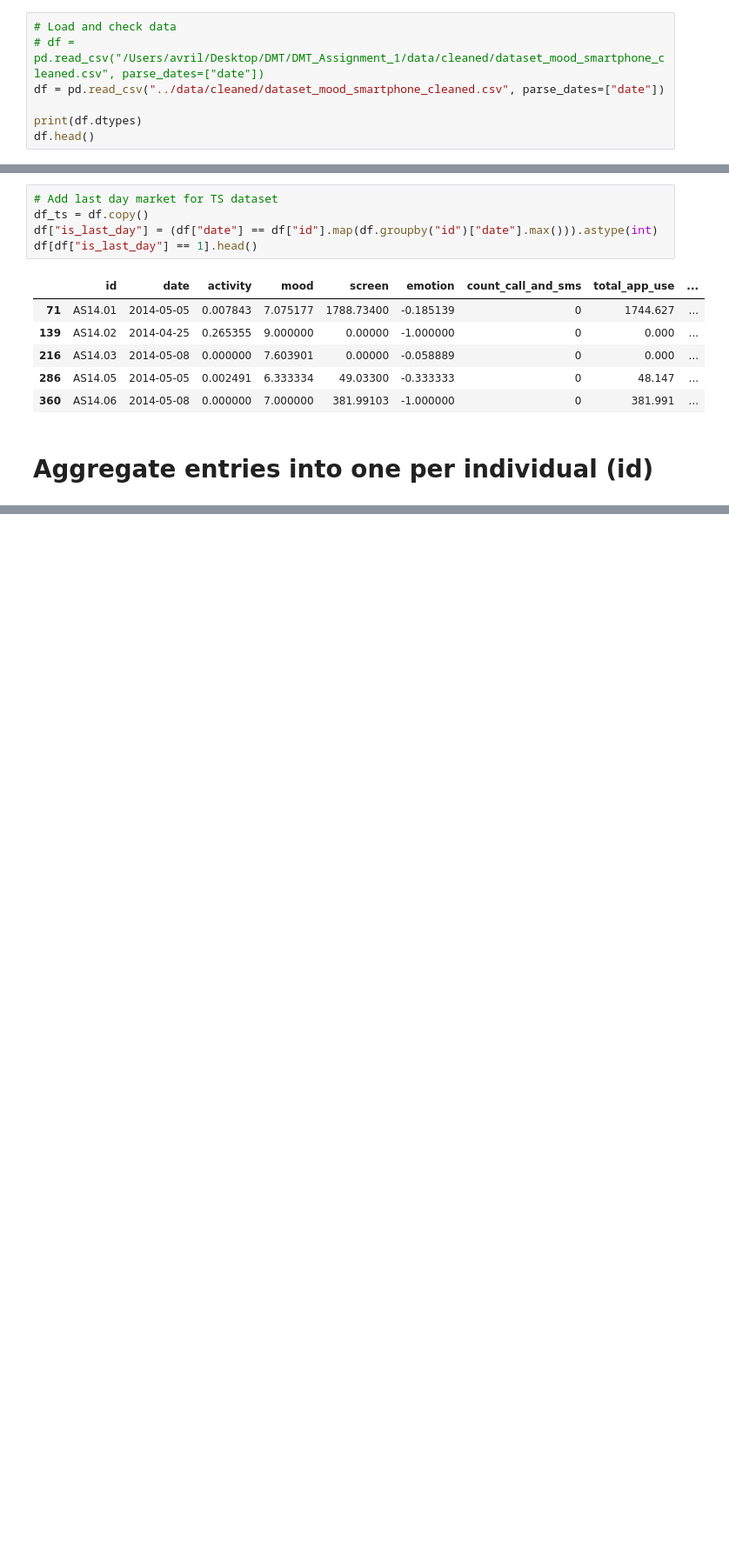
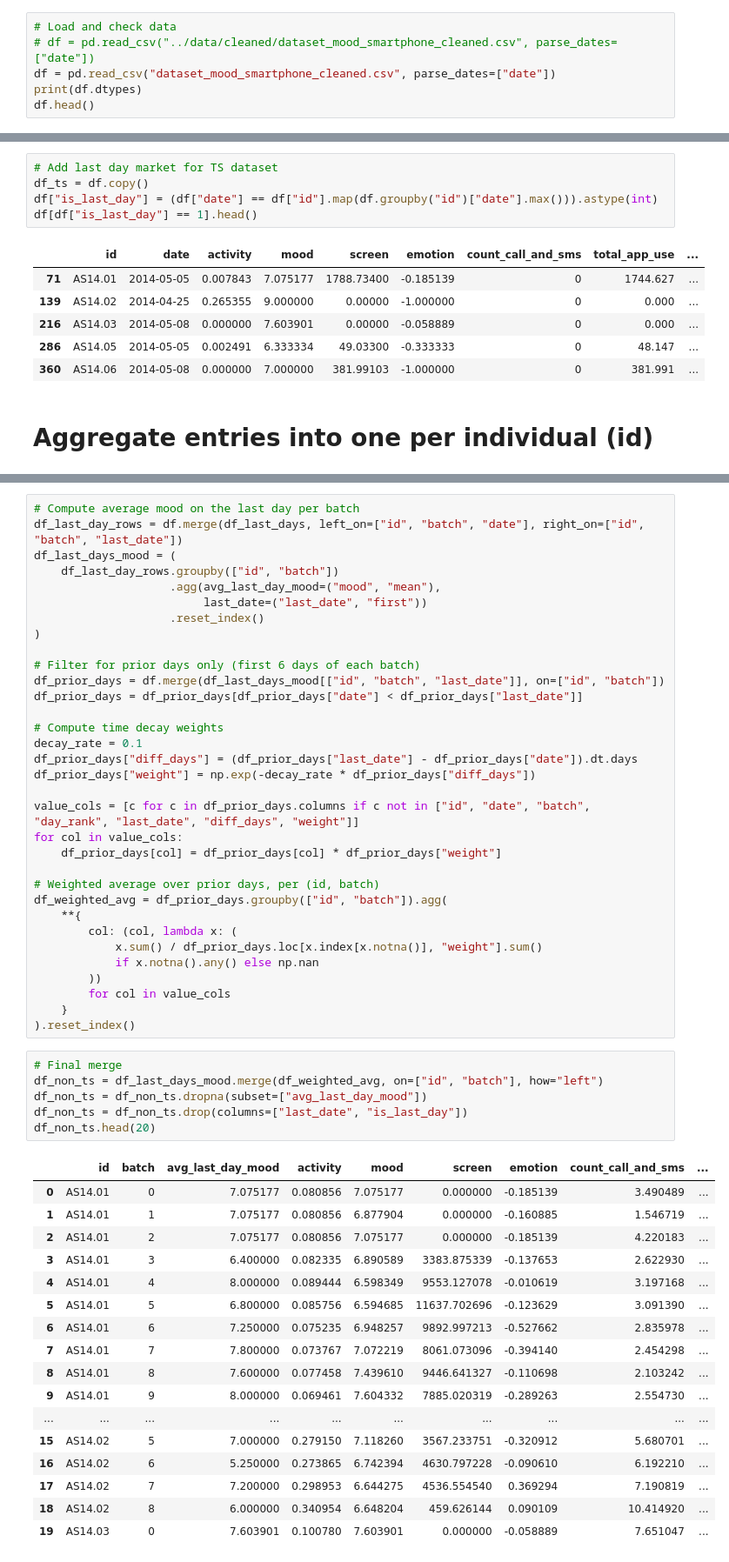
Before and after one commit to avril-rdgz/DMT_Assignment_1, a Jupyter notebook: notebooks/data_eng.ipynb, the cells around one changed output, grey strips where cells are left out. Shown at 87% size. Saved outputs shown, nothing was run; the diff lists cells and outputs as text; blank space fills up the shorter version.

Commit message:
Changed single entry per id to one entry every 7 day batch

```diff
--- a/notebooks/data_eng.ipynb
+++ b/notebooks/data_eng.ipynb
@@ -3,9 +3,8 @@ import pandas as pd
 import numpy as np
 # %%
 # Load and check data
-# df = pd.read_csv("/Users/avril/Desktop/DMT/DMT_Assignment_1/data/cleaned/dataset_mood_smartphone_cleaned.csv", parse_dates=["date"])
-df = pd.read_csv("../data/cleaned/dataset_mood_smartphone_cleaned.csv", parse_dates=["date"])
-
+# df = pd.read_csv("../data/cleaned/dataset_mood_smartphone_cleaned.csv", parse_dates=["date"])
+df = pd.read_csv("dataset_mood_smartphone_cleaned.csv", parse_dates=["date"])
 print(df.dtypes)
 df.head()
 # %% [output]
@@ -197 +142,58 @@ df_non_ts.head()
+# %%
+# Compute average mood on the last day per batch
+df_last_day_rows = df.merge(df_last_days, left_on=["id", "batch", "date"], right_on=["id", "batch", "last_date"])
+df_last_days_mood = (
+    df_last_day_rows.groupby(["id", "batch"])
+                    .agg(avg_last_day_mood=("mood", "mean"),
+                         last_date=("last_date", "first"))
+                    .reset_index()
+)
+
+# Filter for prior days only (first 6 days of each batch)
+df_prior_days = df.merge(df_last_days_mood[["id", "batch", "last_date"]], on=["id", "batch"])
+df_prior_days = df_prior_days[df_prior_days["date"] < df_prior_days["last_date"]]
+
+# Compute time decay weights
+decay_rate = 0.1
+df_prior_days["diff_days"] = (df_prior_days["last_date"] - df_prior_days["date"]).dt.days
+df_prior_days["weight"] = np.exp(-decay_rate * df_prior_days["diff_days"])
+
+value_cols = [c for c in df_prior_days.columns if c not in ["id", "date", "batch", "day_rank", "last_date", "diff_days", "weight"]]
+for col in value_cols:
+    df_prior_days[col] = df_prior_days[col] * df_prior_days["weight"]
+
+# Weighted average over prior days, per (id, batch)
+df_weighted_avg = df_prior_days.groupby(["id", "batch"]).agg(
+    **{
+        col: (col, lambda x: (
+            x.sum() / df_prior_days.loc[x.index[x.notna()], "weight"].sum()
+            if x.notna().any() else np.nan
+        ))
+        for col in value_cols
+    }
+).reset_index()
+# %%
+# Final merge
+df_non_ts = df_last_days_mood.merge(df_weighted_avg, on=["id", "batch"], how="left")
+df_non_ts = df_non_ts.dropna(subset=["avg_last_day_mood"])
+df_non_ts = df_non_ts.drop(columns=["last_date", "is_last_day"])
+df_non_ts.head(20)
+# %% [output]
+|  | id | batch | avg_last_day_mood | activity | mood | screen | emotion | count_call_and_sms | ... |
+| 0 | AS14.01 | 0 | 7.075177 | 0.080856 | 7.075177 | 0.000000 | -0.185139 | 3.490489 | ... |
+| 1 | AS14.01 | 1 | 7.075177 | 0.080856 | 6.877904 | 0.000000 | -0.160885 | 1.546719 | ... |
+| 2 | AS14.01 | 2 | 7.075177 | 0.080856 | 7.075177 | 0.000000 | -0.185139 | 4.220183 | ... |
+| 3 | AS14.01 | 3 | 6.400000 | 0.082335 | 6.890589 | 3383.875339 | -0.137653 | 2.622930 | ... |
+| 4 | AS14.01 | 4 | 8.000000 | 0.089444 | 6.598349 | 9553.127078 | -0.010619 | 3.197168 | ... |
+| 5 | AS14.01 | 5 | 6.800000 | 0.085756 | 6.594685 | 11637.702696 | -0.123629 | 3.091390 | ... |
+| 6 | AS14.01 | 6 | 7.250000 | 0.075235 | 6.948257 | 9892.997213 | -0.527662 | 2.835978 | ... |
+| 7 | AS14.01 | 7 | 7.800000 | 0.073767 | 7.072219 | 8061.073096 | -0.394140 | 2.454298 | ... |
+| 8 | AS14.01 | 8 | 7.600000 | 0.077458 | 7.439610 | 9446.641327 | -0.110698 | 2.103242 | ... |
+| 9 | AS14.01 | 9 | 8.000000 | 0.069461 | 7.604332 | 7885.020319 | -0.289263 | 2.554730 | ... |
+| ... | ... | ... | ... | ... | ... | ... | ... | ... | ... |
+| 15 | AS14.02 | 5 | 7.000000 | 0.279150 | 7.118260 | 3567.233751 | -0.320912 | 5.680701 | ... |
+| 16 | AS14.02 | 6 | 5.250000 | 0.273865 | 6.742394 | 4630.797228 | -0.090610 | 6.192210 | ... |
+| 17 | AS14.02 | 7 | 7.200000 | 0.298953 | 6.644275 | 4536.554540 | 0.369294 | 7.190819 | ... |
+| 18 | AS14.02 | 8 | 6.000000 | 0.340954 | 6.648204 | 459.626144 | 0.090109 | 10.414920 | ... |
+| 19 | AS14.03 | 0 | 7.603901 | 0.100780 | 7.603901 | 0.000000 | -0.058889 | 7.651047 | ... |
 # %%
```
Also changed, not shown: parts of 6 cells of this notebook.
